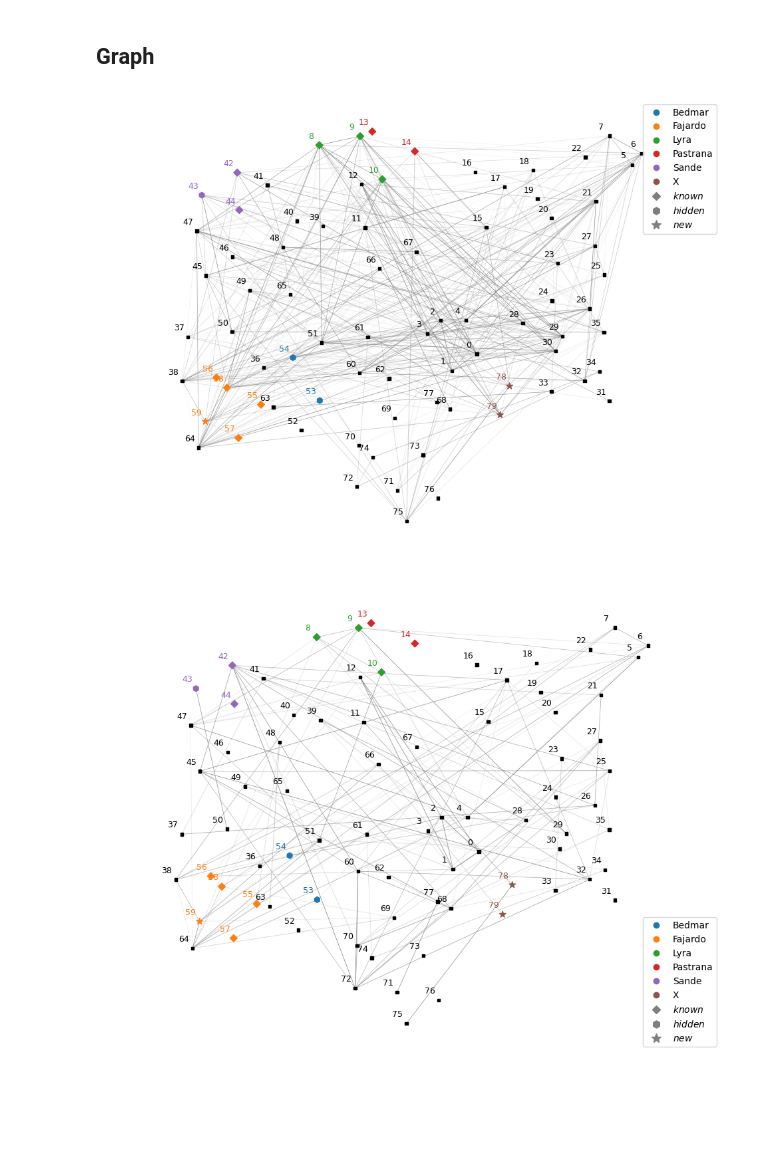
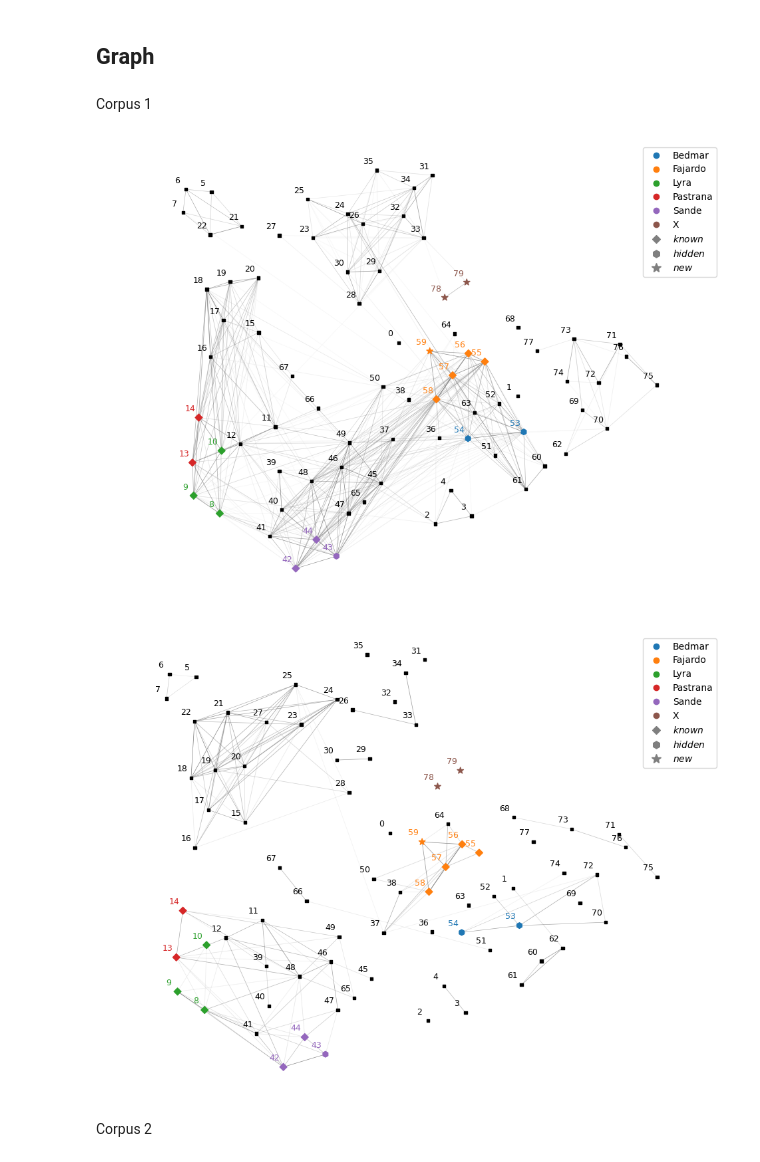
Before and after one commit to diegobelzarena/sueltas-typography, a Jupyter notebook: notebooks/create_figs.ipynb, the cells around one changed output. Cells and saved outputs as stored; diff of their text form; code cells hidden in the pictures; blank space fills up the shorter version.

```diff
--- a/notebooks/create_figs.ipynb
+++ b/notebooks/create_figs.ipynb
@@ -220,8 +217,8 @@ print(alphas)
 
 # Define epsilon and N
 epsilon = 0.01
-Nbooks = len(books)
-N = Nbooks*(Nbooks-1)//2
+N1 = len(df1)*(len(df1)-1)//2
+N2 = len(df2)*(len(df2)-1)//2
 # %% [output]
 [0.003125  0.0046875 0.00625   0.009375  0.0125    0.01875   0.025
  0.0375    0.05      0.075     0.1       0.15      0.2       0.3
@@ -365,0 +393,17 @@ for n1max, sfx in zip([n1max_rm, n1max_it], ['rm', 'it']):
+# %%
+style = dict(mec='white', mew=0.2)
+
+plot_matrix(n1max_it2[inds_order2],
+            display_labels=None, include_values=False, xticks_rotation='horizontal',
+            figsize=(8, 8))
+
+for color, printer in zip(plt.cm.tab10.colors, printers2):
+    yes = ~df2_order['Printer'].isna() & df2_order['Printer'].str.endswith(printer)
+    idxs, = np.nonzero(yes)
+    plt.plot(idxs, idxs, 'o', markersize=10.0, color=color, **style)
+    plt.plot([], [], 'o', color=color, label=printer,  **style)
+
+plt.legend()
+plt.tight_layout()
+
+plt.savefig(join(save_root, f'n1hat2.svg'), bbox_inches='tight', pad_inches=0, dpi=800)
@@ -366,16 +412,18 @@ for n1max, sfx in zip([n1max_rm, n1max_it], ['rm', 'it']):
 # %% [markdown]
 ## Graph
+# %% [markdown]
+Corpus 1
 # %%
 scale = 1
 
 # Prepare the marker for each vertex of the graph
 
-markers_vx = np.full(len(books), 's')
-markersizes_vx = np.full(len(books), scale*10.0)
-colors_vx = np.zeros((len(books), 3))
+markers_vx = np.full(len(df1), 's')
+markersizes_vx = np.full(len(df1), scale*10.0)
+colors_vx = np.zeros((len(df1), 3))
 
-for color, printer in zip(colors, printers):
-    yes = ~df['Printer'].isna() & df['Printer'].str.endswith(printer)
+for color, printer in zip(colors, printers1):
+    yes = ~df1_order['Printer'].isna() & df1_order['Printer'].str.endswith(printer)
     idxs, = np.nonzero(yes)
     colors_vx[idxs] = color
     #
@@ -391,36 +439,38 @@ for color, printer in zip(colors, printers):
     markers_vx[idxs] = '*'
     markersizes_vx[idxs] = scale*50.0
 # %%
-w_rm_ord = w_rm[inds_order]
-w_it_ord = w_it[inds_order]
+w_rm1_ord = w_rm1[inds_order1]
+w_it1_ord = w_it1[inds_order1]
 
-dists = (1-w_rm_ord) + (1-w_it_ord)
+dists = (1-w_rm1_ord) + (1-w_it1_ord)
 np.fill_diagonal(dists, 0)
 
-idxs_show, = np.nonzero(np.sum(w_rm_ord+w_it_ord>0, axis=0) > 1)
+idxs_show, = np.nonzero(np.sum(w_rm1_ord+w_it1_ord>0, axis=0) > 1)
 
-for weights, sfx in zip([w_rm, w_it], ['rm', 'it']):
+for weights, sfx in zip([w_rm1_ord, w_it1_ord], ['rm', 'it']):
 
-    plot_graph(np.arange(len(books)), dists, weights, None, idxs_show,
+    plot_graph(np.arange(len(df1)), dists, weights, None, idxs_show,
             markers=markers_vx,
             markersizes=markersizes_vx,
             colors=colors_vx,
             n_neighbors=5,
             min_dist=1,
             shift_dir='nw',
             # tf_geom= np.array([[0, 1/1.2], [-1.2, 0]]),
             figsize=(12, 9),
             random_state=4)
 
     # Empty plots to complete the legend
-    for color, printer in zip(colors, printers):
+    for color, printer in zip(colors, printers1):
         plt.plot([], [], 'o', color=color, label=printer)
     plt.plot([], [], 'D', color='tab:gray', label=r'$\mathit{known}$', markersize=6)
     plt.plot([], [], 'h', color='tab:gray', label=r'$\mathit{hidden}$', markersize=8)
     plt.plot([], [], '*', color='tab:gray', label=r'$\mathit{new}$', markersize=10)
 
     plt.legend()
     plt.savefig(join(save_root, f'graph1{sfx}.svg'), bbox_inches='tight', pad_inches=0, dpi=800)
 # %% [output]
-[figure, old version]
+[figure, new version]
-[figure, old version]
+[figure, new version]
+# %% [markdown]
+Corpus 2
```
Also changed, not shown: parts of 18 cells of this notebook, 4 other files.
